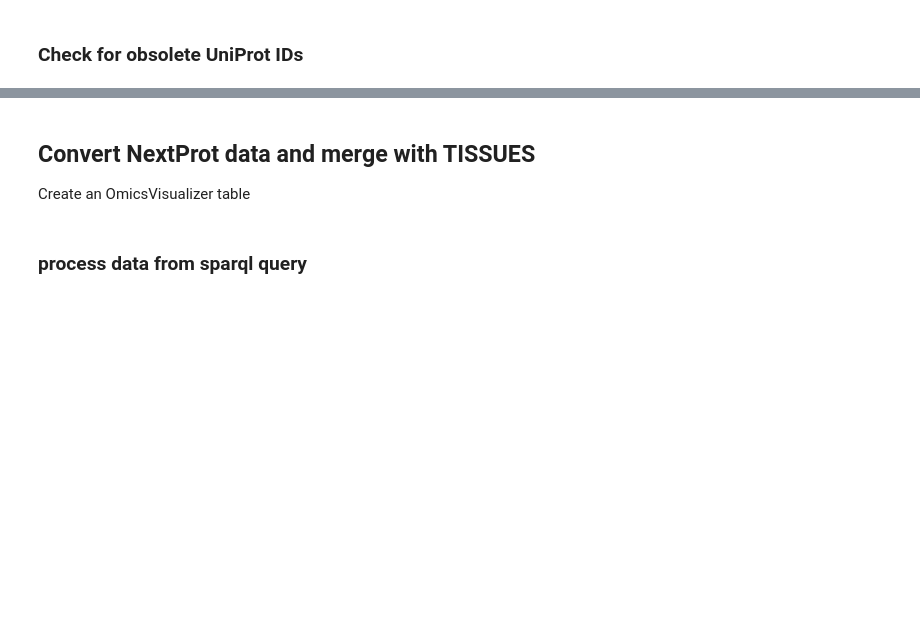
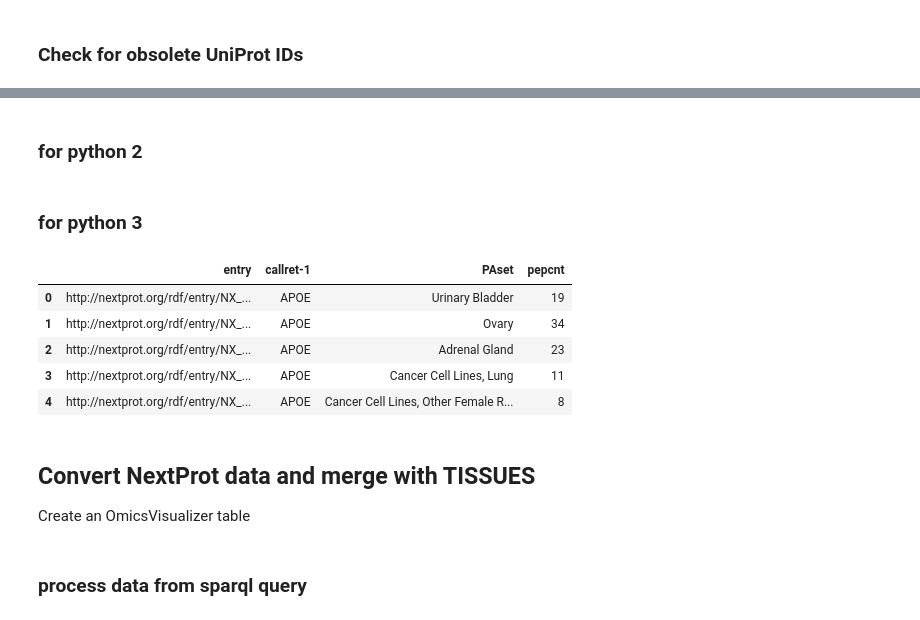
Before and after one commit to scaramonche/EuBIC2020_Cytoscape, a Jupyter notebook: cytoscape_tissues_nextprot.ipynb, the cells around one changed output, grey strips where cells are left out. Cells and saved outputs as stored; diff of their text form; code cells hidden in the pictures; blank space fills up the shorter version.

Commit message:
added nextprot query..

```diff
--- a/cytoscape_tissues_nextprot.ipynb
+++ b/cytoscape_tissues_nextprot.ipynb
@@ -77,0 +135,2 @@ uniprot_mapping.head()
+# %% [markdown]
+### for python 2
@@ -78,3 +154,33 @@ uniprot_mapping.head()
+# %% [markdown]
+### for python 3
+# %%
+import urllib.request, urllib.parse, urllib.error,urllib.request,urllib.error,urllib.parse
+
+import pandas as pd
+from io import StringIO
+
+url = "https://sparql.nextprot.org/"
+
+params = {
+"query":query,
+"format":"csv"
+}
+
+data = urllib.parse.urlencode(params).encode("utf-8")
+request = urllib.request.Request(url, data)
+contact = "" # Please set a contact email address here to help us debug in case of problems (see https://www.uniprot.org/help/privacy).
+request.add_header("User-Agent", "Python %s" % contact)
+response = urllib.request.urlopen(request)
+# %%
+nextProt_output = pd.read_csv(response, sep =",")
+nextProt_output.head()
+# %% [output]
+|  | entry | callret-1 | PAset | pepcnt |
+| 0 | http://nextprot.org/rdf/entry/NX_... | APOE | Urinary Bladder | 19 |
+| 1 | http://nextprot.org/rdf/entry/NX_... | APOE | Ovary | 34 |
+| 2 | http://nextprot.org/rdf/entry/NX_... | APOE | Adrenal Gland | 23 |
+| 3 | http://nextprot.org/rdf/entry/NX_... | APOE | Cancer Cell Lines, Lung | 11 |
+| 4 | http://nextprot.org/rdf/entry/NX_... | APOE | Cancer Cell Lines, Other Female R... | 8 |
 # %% [markdown]
 ## Convert NextProt data and merge with TISSUES
 Create an OmicsVisualizer table
```
Also changed, not shown: parts of 13 cells of this notebook.
